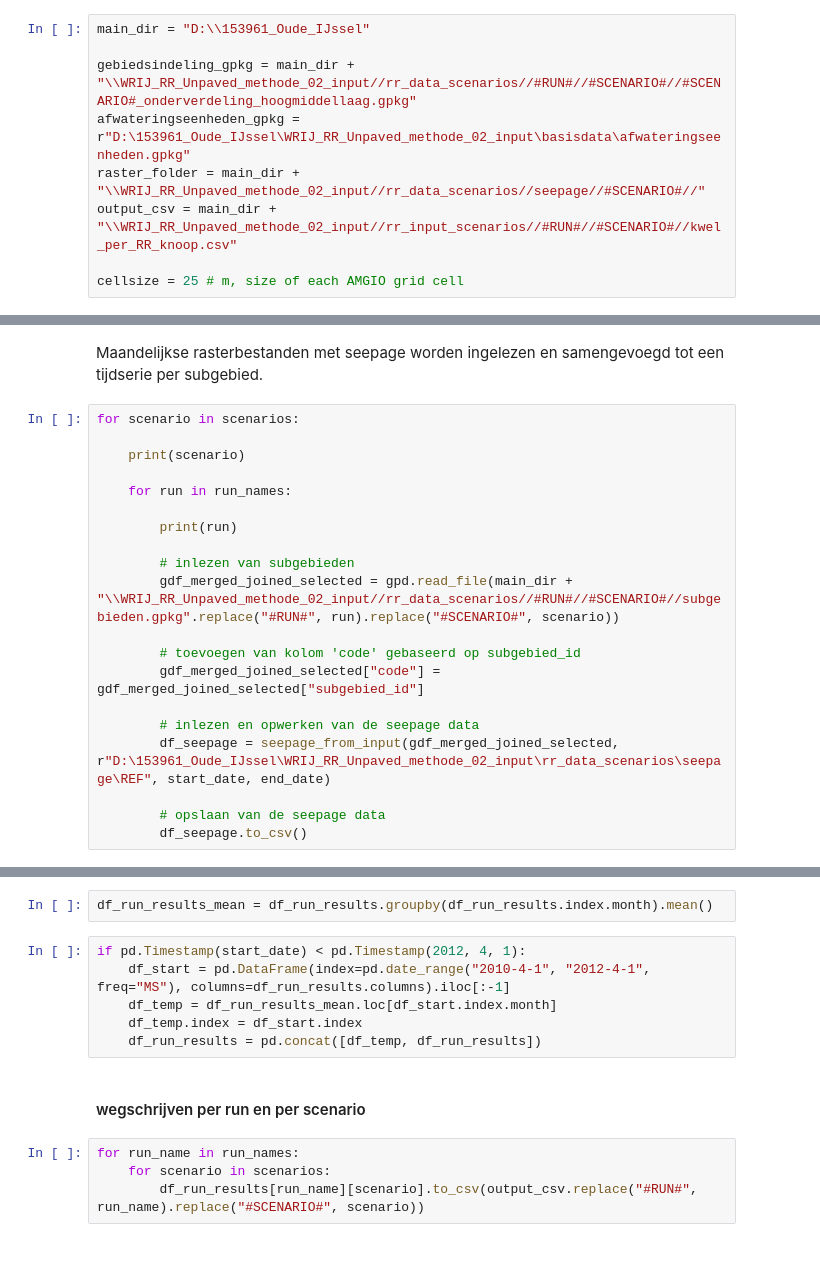
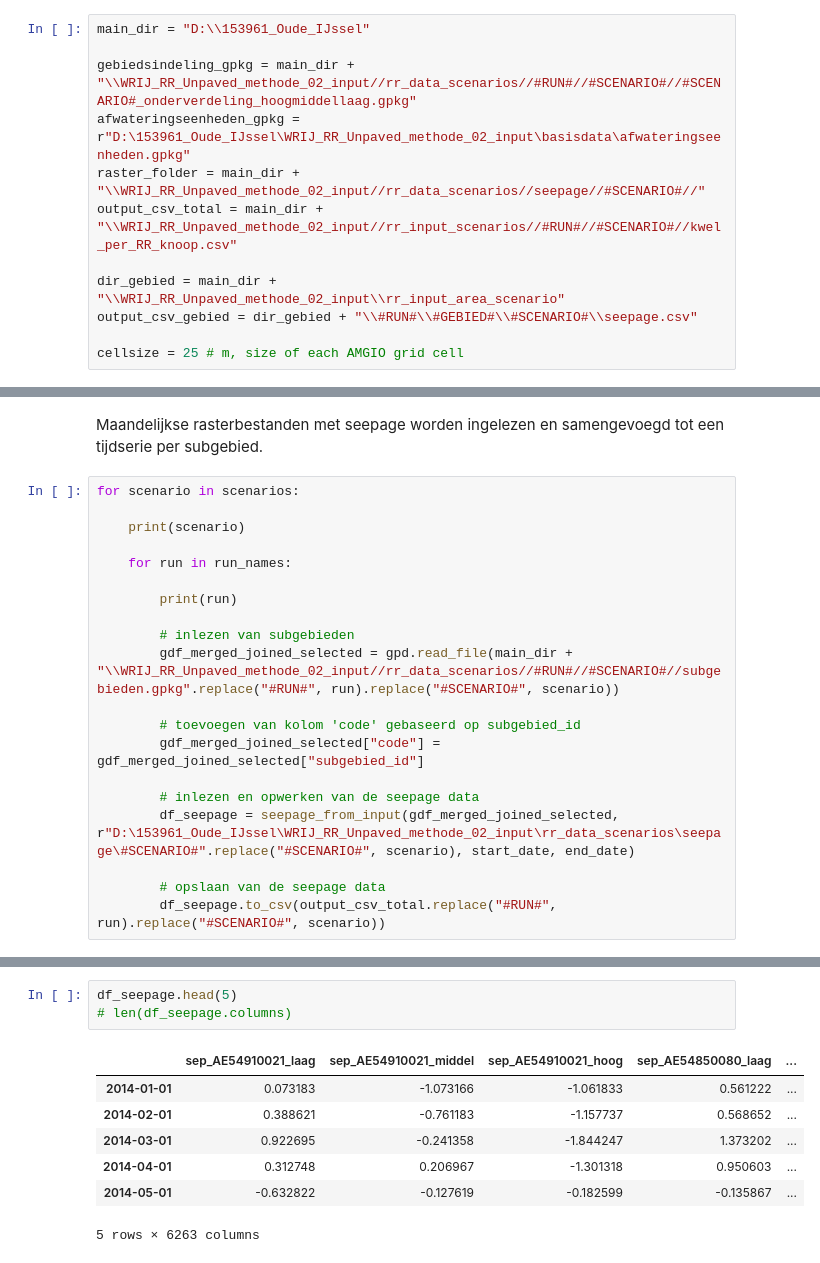
Before and after one commit to witteveenbos/WRIJ_RR_Unpaved_methode, a Jupyter notebook: notebooks/RR_01b_genereer_input_seepage_GECORRIGEERD.ipynb, the cells around one changed output, grey strips where cells are left out. Cells and saved outputs as stored; diff of their text form.

```diff
--- a/notebooks/RR_01b_genereer_input_seepage_GECORRIGEERD.ipynb
+++ b/notebooks/RR_01b_genereer_input_seepage_GECORRIGEERD.ipynb
@@ -110,7 +110,10 @@ main_dir = "D:\\153961_Oude_IJssel"
 gebiedsindeling_gpkg = main_dir + "\\WRIJ_RR_Unpaved_methode_02_input//rr_data_scenarios//#RUN#//#SCENARIO#//#SCENARIO#_onderverdeling_hoogmiddellaag.gpkg"
 afwateringseenheden_gpkg = r"D:\153961_Oude_IJssel\WRIJ_RR_Unpaved_methode_02_input\basisdata\afwateringseenheden.gpkg"
 raster_folder = main_dir + "\\WRIJ_RR_Unpaved_methode_02_input//rr_data_scenarios//seepage//#SCENARIO#//"
-output_csv = main_dir + "\\WRIJ_RR_Unpaved_methode_02_input//rr_input_scenarios//#RUN#//#SCENARIO#//kwel_per_RR_knoop.csv"
+output_csv_total = main_dir + "\\WRIJ_RR_Unpaved_methode_02_input//rr_input_scenarios//#RUN#//#SCENARIO#//kwel_per_RR_knoop.csv"
+
+dir_gebied = main_dir + "\\WRIJ_RR_Unpaved_methode_02_input\\rr_input_area_scenario"
+output_csv_gebied = dir_gebied + "\\#RUN#\\#GEBIED#\\#SCENARIO#\\seepage.csv"
 
 cellsize = 25 # m, size of each AMGIO grid cell
 # %% [markdown]
@@ -228,9 +231,9 @@ for scenario in scenarios:
         gdf_merged_joined_selected["code"] = gdf_merged_joined_selected["subgebied_id"]
 
         # inlezen en opwerken van de seepage data
-        df_seepage = seepage_from_input(gdf_merged_joined_selected, r"D:\153961_Oude_IJssel\WRIJ_RR_Unpaved_methode_02_input\rr_data_scenarios\seepage\REF", start_date, end_date)
+        df_seepage = seepage_from_input(gdf_merged_joined_selected, r"D:\153961_Oude_IJssel\WRIJ_RR_Unpaved_methode_02_input\rr_data_scenarios\seepage\#SCENARIO#".replace("#SCENARIO#", scenario), start_date, end_date)
 
         # opslaan van de seepage data
-        df_seepage.to_csv()
+        df_seepage.to_csv(output_csv_total.replace("#RUN#", run).replace("#SCENARIO#", scenario))
 # %% [output]
 REF
@@ -258,14 +241,11 @@ Deze maandelijkse gemiddeldes worden ingevoegd voor de periode 2010 - 2012.
-# %%
-df_run_results_mean = df_run_results.groupby(df_run_results.index.month).mean()
-# %%
-if pd.Timestamp(start_date) < pd.Timestamp(2012, 4, 1):
-    df_start = pd.DataFrame(index=pd.date_range("2010-4-1", "2012-4-1", freq="MS"), columns=df_run_results.columns).iloc[:-1]
-    df_temp = df_run_results_mean.loc[df_start.index.month]
-    df_temp.index = df_start.index
-    df_run_results = pd.concat([df_temp, df_run_results])
-# %% [markdown]
-#### wegschrijven per run en per scenario
-# %%
-for run_name in run_names:
-    for scenario in scenarios:
-        df_run_results[run_name][scenario].to_csv(output_csv.replace("#RUN#", run_name).replace("#SCENARIO#", scenario))
+# %%
+df_seepage.head(5)
+# len(df_seepage.columns)
+# %% [output]
+|  | sep_AE54910021_laag | sep_AE54910021_middel | sep_AE54910021_hoog | sep_AE54850080_laag | ... |
+| 2014-01-01 | 0.073183 | -1.073166 | -1.061833 | 0.561222 | ... |
+| 2014-02-01 | 0.388621 | -0.761183 | -1.157737 | 0.568652 | ... |
+| 2014-03-01 | 0.922695 | -0.241358 | -1.844247 | 1.373202 | ... |
+| 2014-04-01 | 0.312748 | 0.206967 | -1.301318 | 0.950603 | ... |
+| 2014-05-01 | -0.632822 | -0.127619 | -0.182599 | -0.135867 | ... |
+5 rows × 6263 columns
```
Also changed, not shown: parts of 7 cells of this notebook, 3 other files.
